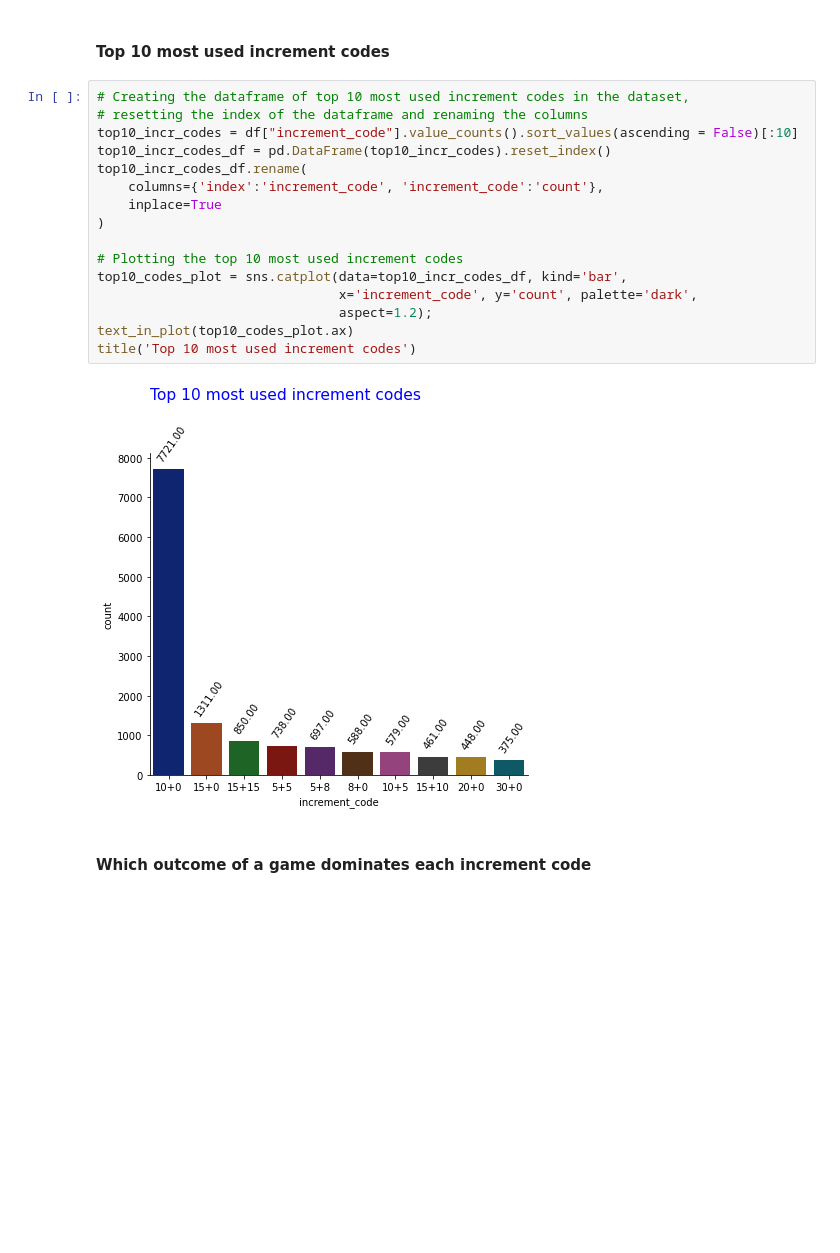
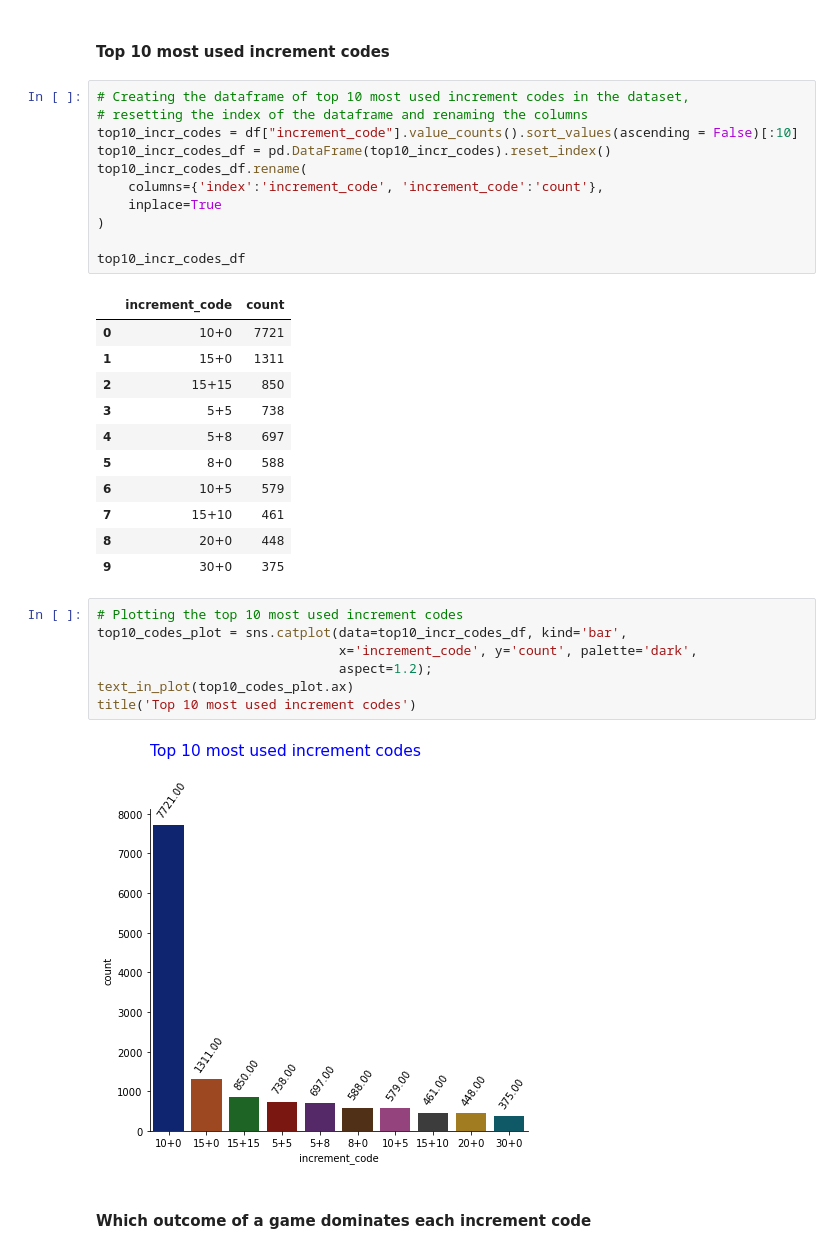
Before and after one commit to achyutgk23/chess_game_project, a Jupyter notebook: ChessGame.ipynb, the cells around one changed output. Cells and saved outputs as stored; diff of their text form; blank space fills up the shorter version.

```diff
--- a/ChessGame.ipynb
+++ b/ChessGame.ipynb
@@ -183,21 +192,35 @@ Name: winner, dtype: int64
 # %%
 # Creating the dataframe of top 10 most used increment codes in the dataset,
 # resetting the index of the dataframe and renaming the columns
 top10_incr_codes = df["increment_code"].value_counts().sort_values(ascending = False)[:10]
 top10_incr_codes_df = pd.DataFrame(top10_incr_codes).reset_index()
 top10_incr_codes_df.rename(
     columns={'index':'increment_code', 'increment_code':'count'},
     inplace=True
 )
 
-# Plotting the top 10 most used increment codes
-top10_codes_plot = sns.catplot(data=top10_incr_codes_df, kind='bar',
-                               x='increment_code', y='count', palette='dark',
-                               aspect=1.2);
-text_in_plot(top10_codes_plot.ax)
-title('Top 10 most used increment codes')
+top10_incr_codes_df
 # %% [output]
-[figure, removed]
+|  | increment_code | count |
+| 0 | 10+0 | 7721 |
+| 1 | 15+0 | 1311 |
+| 2 | 15+15 | 850 |
+| 3 | 5+5 | 738 |
+| 4 | 5+8 | 697 |
+| 5 | 8+0 | 588 |
+| 6 | 10+5 | 579 |
+| 7 | 15+10 | 461 |
+| 8 | 20+0 | 448 |
+| 9 | 30+0 | 375 |
+# %%
+# Plotting the top 10 most used increment codes
+top10_codes_plot = sns.catplot(data=top10_incr_codes_df, kind='bar',
+                               x='increment_code', y='count', palette='dark',
+                               aspect=1.2);
+text_in_plot(top10_codes_plot.ax)
+title('Top 10 most used increment codes')
+# %% [output]
+[figure, added]
 # %% [markdown]
 #### Which outcome of a game dominates each increment code
 # %%
```
Also changed, not shown: parts of 10 cells of this notebook.
